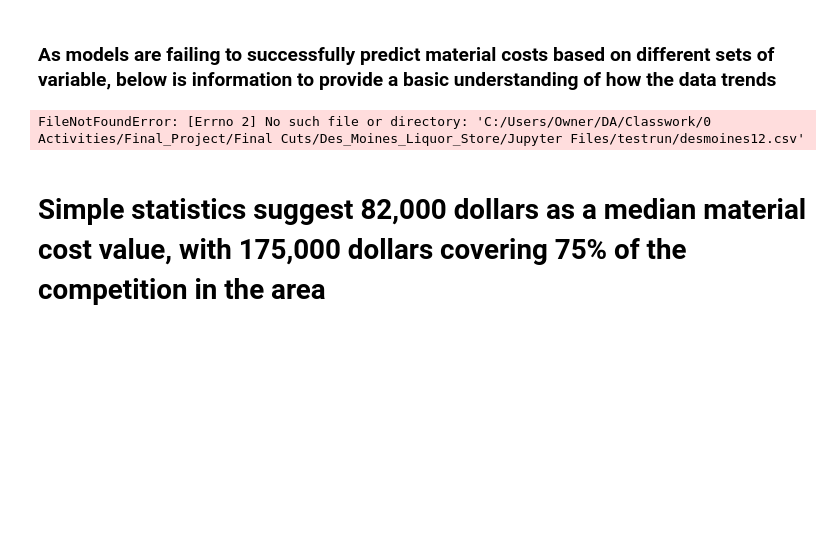
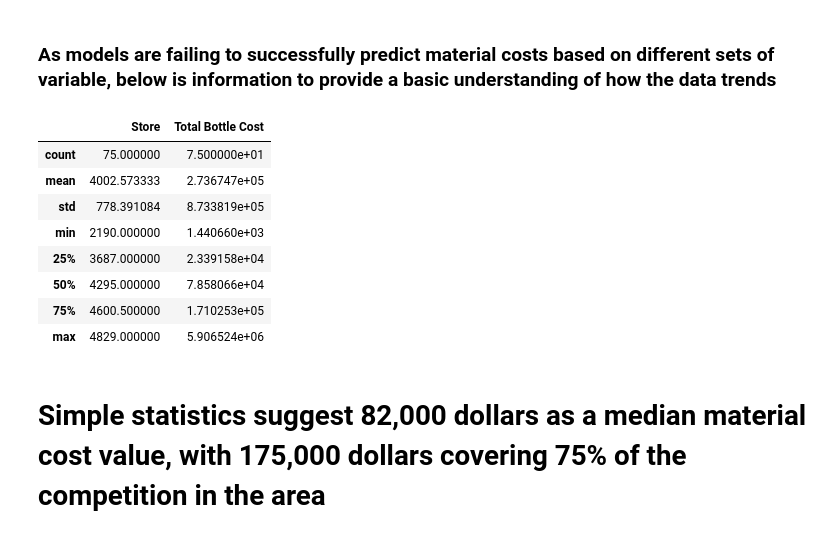
Before and after one commit to mbarger2/Des_Moines_Liquor_Store, a Jupyter notebook: Jupyter Files/Part 2 Modeling.ipynb, the cells around one changed output. Saved outputs shown, nothing was run; the diff lists cells and outputs as text; code cells hidden in the pictures; blank space fills up the shorter version.

```diff
--- a/Jupyter Files/Part 2 Modeling.ipynb
+++ b/Jupyter Files/Part 2 Modeling.ipynb
@@ -891,19 +906,27 @@ print(regr.predict(x_test))
 ### As models are failing to successfully predict material costs based on different sets of variable, below is information to provide a basic understanding of how the data trends
 # %%
 #Checkpoint: read in all postloop files
-f12=pd.read_csv('C://Users//Owner//DA//Classwork//0 Activities//Final_Project//Final Cuts//Des_Moines_Liquor_Store//Jupyter Files//testrun//desmoines12.csv')
-f13=pd.read_csv('C://Users//Owner//DA//Classwork//0 Activities//Final_Project//Final Cuts//Des_Moines_Liquor_Store//Jupyter Files//testrun//desmoines13.csv')
-f14=pd.read_csv('C://Users//Owner//DA//Classwork//0 Activities//Final_Project//Final Cuts//Des_Moines_Liquor_Store//Jupyter Files//testrun//desmoines14.csv')
-f15=pd.read_csv('C://Users//Owner//DA//Classwork//0 Activities//Final_Project//Final Cuts//Des_Moines_Liquor_Store//Jupyter Files//testrun//desmoines15.csv')
-f16=pd.read_csv('C://Users//Owner//DA//Classwork//0 Activities//Final_Project//Final Cuts//Des_Moines_Liquor_Store//Jupyter Files//testrun//desmoines16.csv')
-f17=pd.read_csv('C://Users//Owner//DA//Classwork//0 Activities//Final_Project//Final Cuts//Des_Moines_Liquor_Store//Jupyter Files//testrun//desmoines17.csv')
+f12=pd.read_csv('C://Users//Owner//DA//Classwork//0 Activities//Final_Project//Final Cuts//Des_Moines_Liquor_Store//Jupyter Files//desmoines12.csv')
+f13=pd.read_csv('C://Users//Owner//DA//Classwork//0 Activities//Final_Project//Final Cuts//Des_Moines_Liquor_Store//Jupyter Files//desmoines13.csv')
+f14=pd.read_csv('C://Users//Owner//DA//Classwork//0 Activities//Final_Project//Final Cuts//Des_Moines_Liquor_Store//Jupyter Files//desmoines14.csv')
+f15=pd.read_csv('C://Users//Owner//DA//Classwork//0 Activities//Final_Project//Final Cuts//Des_Moines_Liquor_Store//Jupyter Files//desmoines15.csv')
+f16=pd.read_csv('C://Users//Owner//DA//Classwork//0 Activities//Final_Project//Final Cuts//Des_Moines_Liquor_Store//Jupyter Files//desmoines16.csv')
+f17=pd.read_csv('C://Users//Owner//DA//Classwork//0 Activities//Final_Project//Final Cuts//Des_Moines_Liquor_Store//Jupyter Files//desmoines17.csv')
-# %% [output]
-FileNotFoundError: [Errno 2] No such file or directory: 'C:/Users/Owner/DA/Classwork/0 Activities/Final_Project/Final Cuts/Des_Moines_Liquor_Store/Jupyter Files/testrun/desmoines12.csv'
 # %%
-m12tester=m12merge.groupby(['Store Number']).agg({'Cost Total':['sum']})
-m12tester.reset_index(inplace=True)
-m12tester.columns=['Store','Total Bottle Cost']
-m12tester.sort_values('Total Bottle Cost')
-m12tester.describe()
+f12=f12.groupby(['Store Number']).agg({'Cost Total':['sum']})
+f12.reset_index(inplace=True)
+f12.columns=['Store','Total Bottle Cost']
+f12.sort_values('Total Bottle Cost')
+f12.describe()
+# %% [output]
+|  | Store | Total Bottle Cost |
+| count | 75.000000 | 7.500000e+01 |
+| mean | 4002.573333 | 2.736747e+05 |
+| std | 778.391084 | 8.733819e+05 |
+| min | 2190.000000 | 1.440660e+03 |
+| 25% | 3687.000000 | 2.339158e+04 |
+| 50% | 4295.000000 | 7.858066e+04 |
+| 75% | 4600.500000 | 1.710253e+05 |
+| max | 4829.000000 | 5.906524e+06 |
 # %% [markdown]
 # Simple statistics suggest  82,000 dollars as a median material cost value, with 175,000 dollars covering 75% of the competition in the area
```
Also changed, not shown: parts of 28 cells of this notebook, 1 other file.
